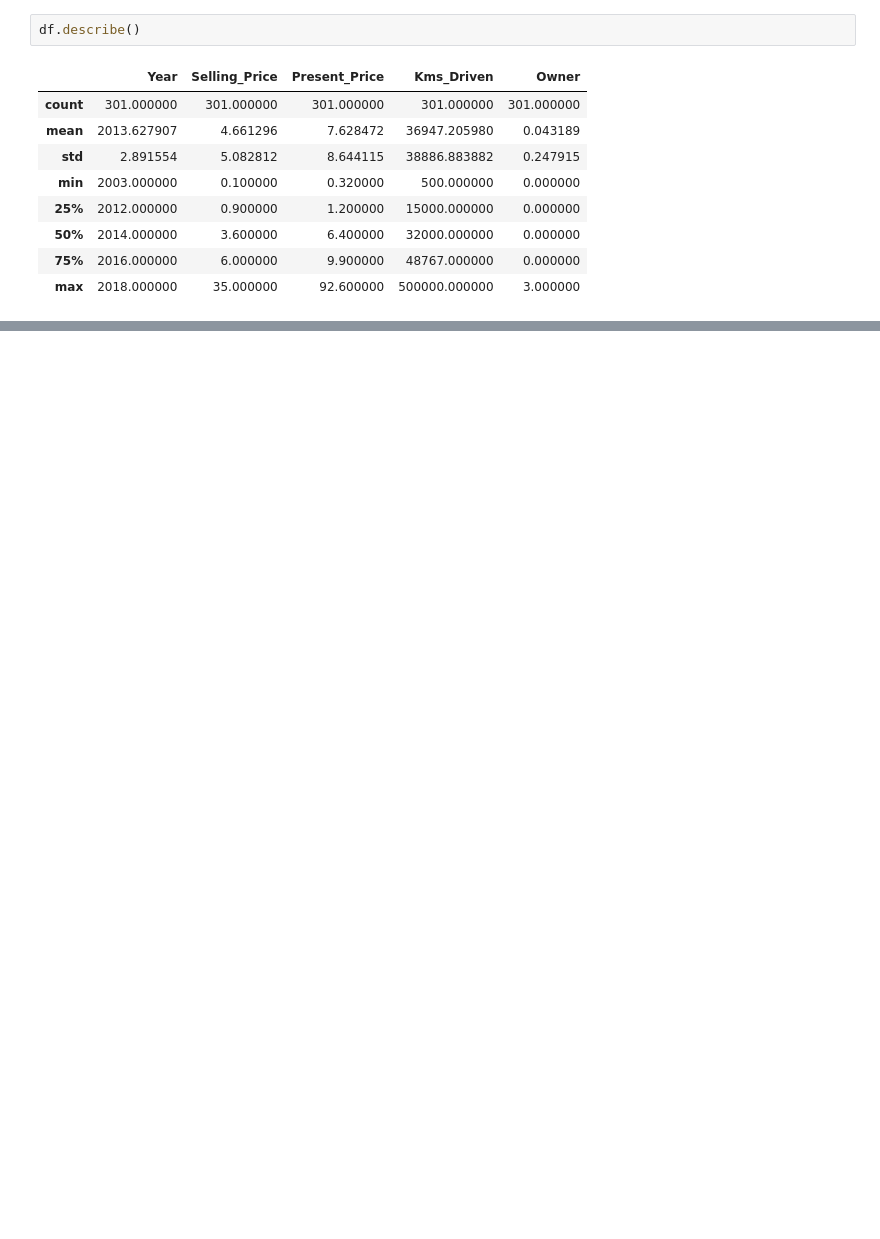
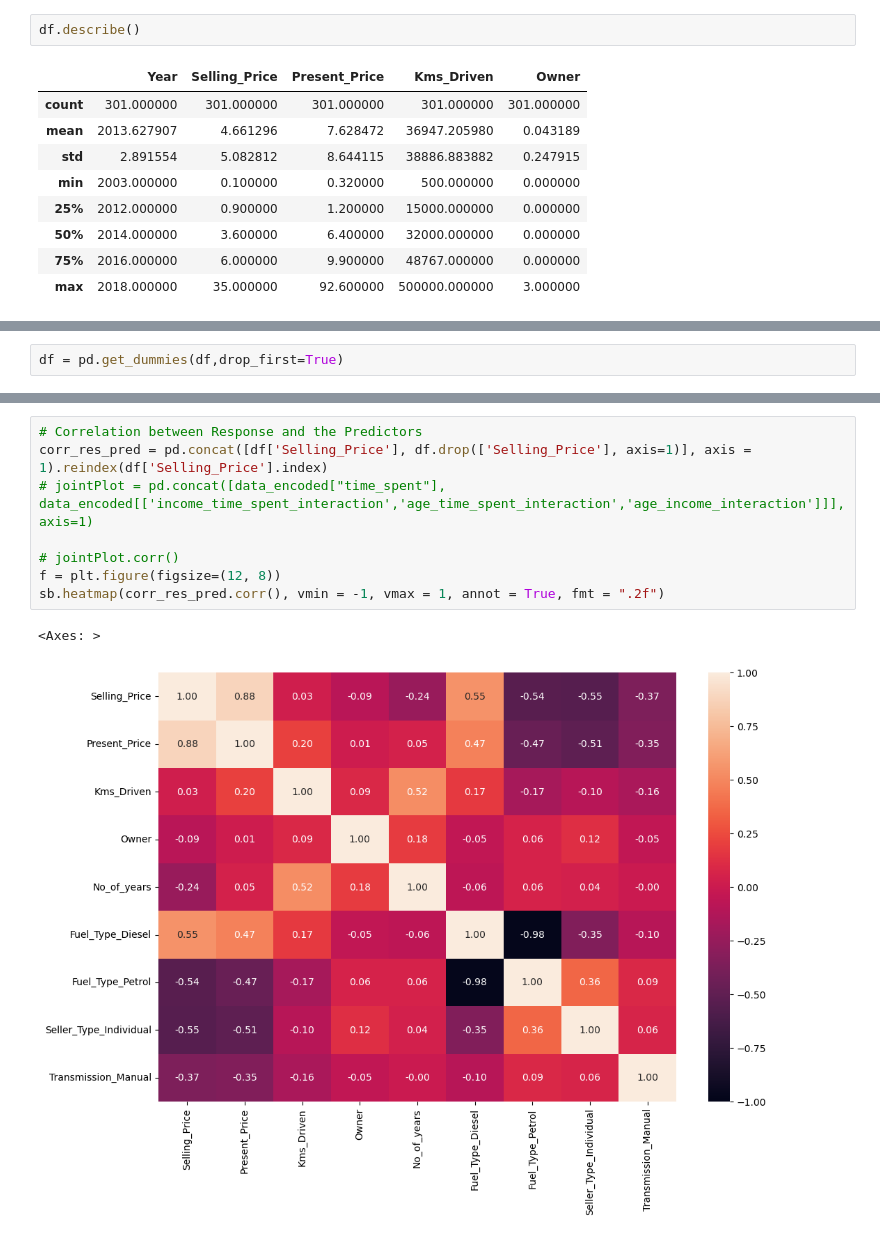
Before and after one commit to joycelee91/SC1015_miniproject, a Jupyter notebook: car-price-prediction.ipynb, the cells around one changed output, grey strips where cells are left out. Saved outputs shown, nothing was run; the diff lists cells and outputs as text; blank space fills up the shorter version.

```diff
--- a/car-price-prediction.ipynb
+++ b/car-price-prediction.ipynb
@@ -297,0 +185,2 @@ RMSE: 1.9924488125629525
+# %%
+df = pd.get_dummies(df,drop_first=True)
@@ -297,0 +222,11 @@ RMSE: 1.9924488125629525
+# %%
+# Correlation between Response and the Predictors
+corr_res_pred = pd.concat([df['Selling_Price'], df.drop(['Selling_Price'], axis=1)], axis = 1).reindex(df['Selling_Price'].index)
+# jointPlot = pd.concat([data_encoded["time_spent"], data_encoded[['income_time_spent_interaction','age_time_spent_interaction','age_income_interaction']]], axis=1)
+
+# jointPlot.corr()
+f = plt.figure(figsize=(12, 8))
+sb.heatmap(corr_res_pred.corr(), vmin = -1, vmax = 1, annot = True, fmt = ".2f")
+# %% [output]
+<Axes: >
+[figure, added]
```
Also changed, not shown: parts of 58 cells of this notebook.
